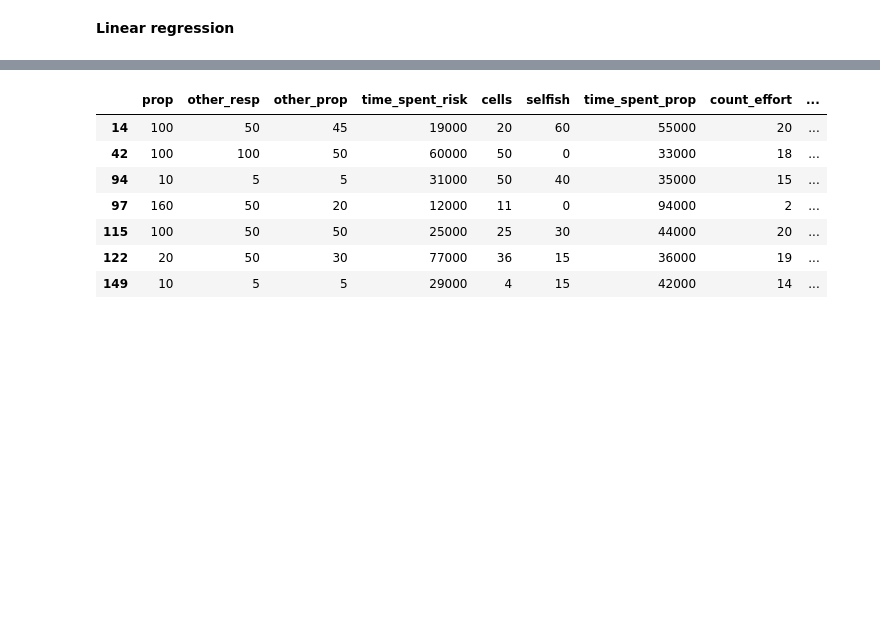
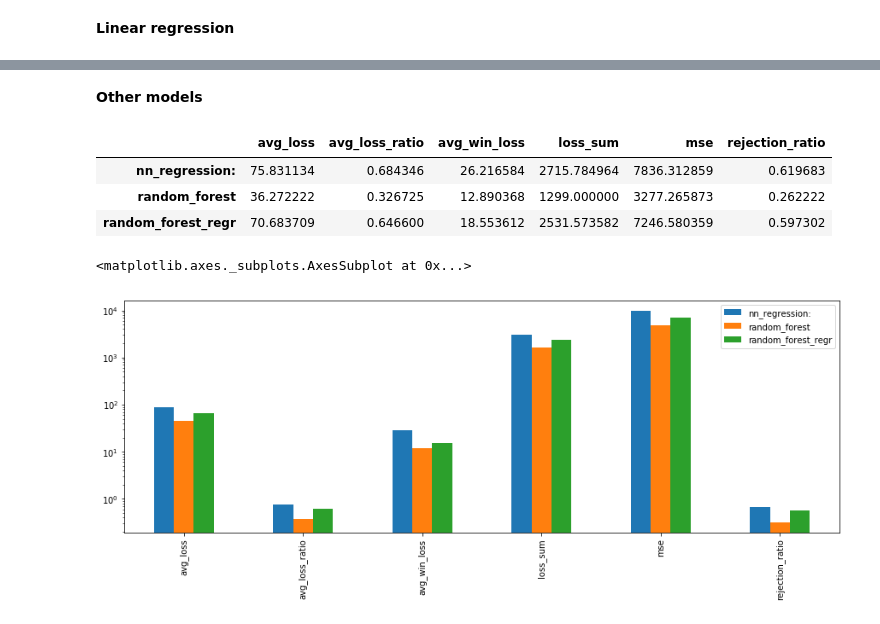
Before and after one commit to afranck64/ultimatum, a Jupyter notebook: notebooks/Pipeline.ipynb, the cells around one changed output, grey strips where cells are left out. Saved outputs shown, nothing was run; the diff lists cells and outputs as text; code cells hidden in the pictures; blank space fills up the shorter version.

```diff
--- a/notebooks/Pipeline.ipynb
+++ b/notebooks/Pipeline.ipynb
@@ -482,11 +395,29 @@ df.describe()
-# %%
-df[df.min_offer<=10]
-# %% [output]
-|  | prop | other_resp | other_prop | time_spent_risk | cells | selfish | time_spent_prop | count_effort | ... |
-| 14 | 100 | 50 | 45 | 19000 | 20 | 60 | 55000 | 20 | ... |
-| 42 | 100 | 100 | 50 | 60000 | 50 | 0 | 33000 | 18 | ... |
-| 94 | 10 | 5 | 5 | 31000 | 50 | 40 | 35000 | 15 | ... |
-| 97 | 160 | 50 | 20 | 12000 | 11 | 0 | 94000 | 2 | ... |
-| 115 | 100 | 50 | 50 | 25000 | 25 | 30 | 44000 | 20 | ... |
-| 122 | 20 | 50 | 30 | 77000 | 36 | 15 | 36000 | 19 | ... |
-| 149 | 10 | 5 | 5 | 29000 | 4 | 15 | 42000 | 14 | ... |
+# %% [markdown]
+**Other models**
+# %%
+benchmark_models = {
+    # Regression
+    "random_forest_regr": RandomForestRegressor(min_samples_leaf=5),
+    "nn_regression:": keras_model(),
+
+    # Classification
+    "random_forest": RandomForestClassifier(min_samples_leaf=5),#max_depth=3, random_state=0, n_estimators=10),
+}
+
+results = {key: process_benchmark_cv(model, x, y.ravel()) for key, model in benchmark_models.items()}
+
+results_mean = {key: item.mean() for key, item in results.items()}
+results_std = {key: item.std() for key, item in results.items()}
+pd.DataFrame(results_mean).T
+# %% [output]
+|  | avg_loss | avg_loss_ratio | avg_win_loss | loss_sum | mse | rejection_ratio |
+| nn_regression: | 75.831134 | 0.684346 | 26.216584 | 2715.784964 | 7836.312859 | 0.619683 |
+| random_forest | 36.272222 | 0.326725 | 12.890368 | 1299.000000 | 3277.265873 | 0.262222 |
+| random_forest_regr | 70.683709 | 0.646600 | 18.553612 | 2531.573582 | 7246.580359 | 0.597302 |
+# %%
+df_results_mean = pd.DataFrame(results_mean)
+df_results_std = pd.DataFrame(results_std)
+df_results_mean.plot.bar(logy=True, figsize=(15, 5))
+# %% [output]
+<matplotlib.axes._subplots.AxesSubplot at 0x...>
+[figure, added]
```
Also changed, not shown: parts of 39 cells of this notebook, 2 other files.
